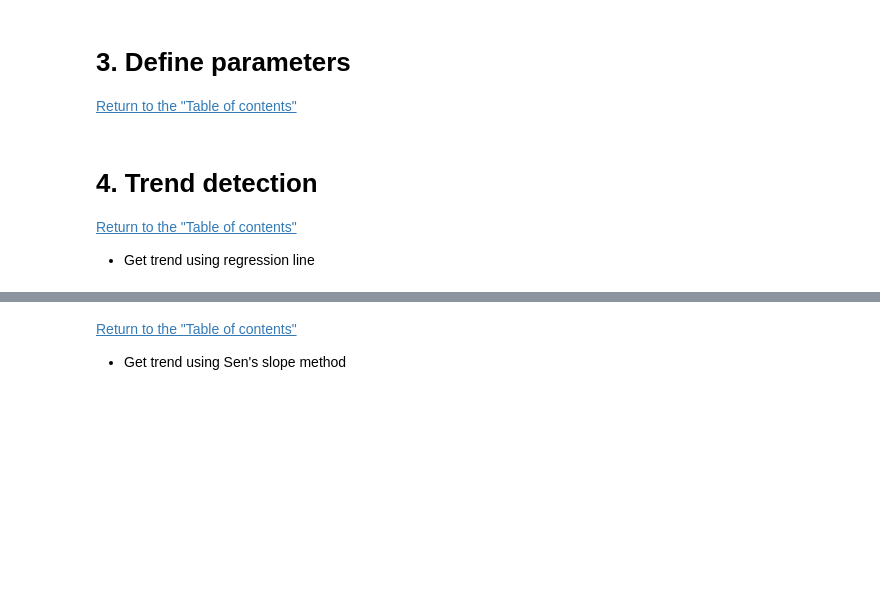
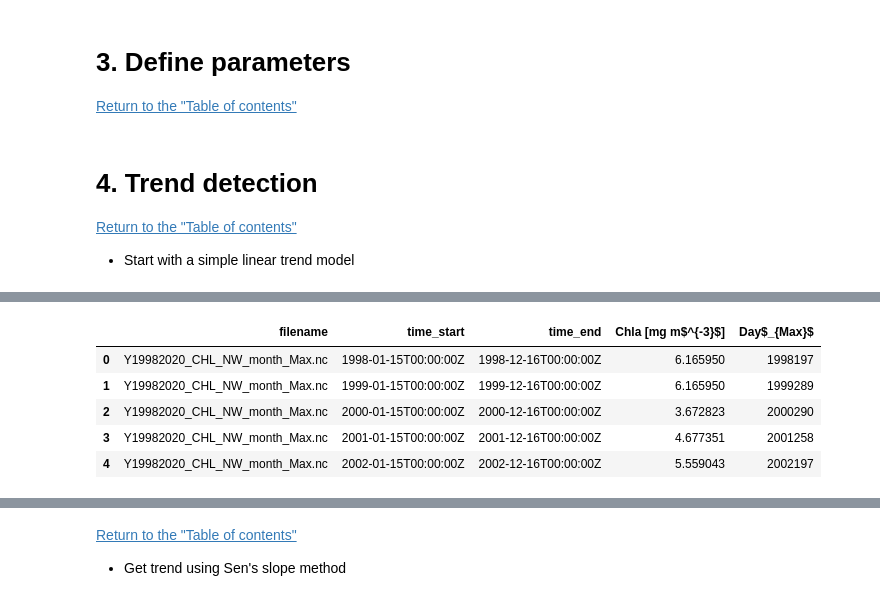
Before and after one commit to npec/5th-NOWPAP-Training-Course-on-Remote-Sensing-Data-Analysis, a Jupyter notebook: 03.Time-series-analysis/3.3.time-series-analysis_trend-detection.ipynb, the cells around one changed output, grey strips where cells are left out. Cells and saved outputs as stored; diff of their text form; code cells hidden in the pictures; blank space fills up the shorter version.

```diff
--- a/03.Time-series-analysis/3.3.time-series-analysis_trend-detection.ipynb
+++ b/03.Time-series-analysis/3.3.time-series-analysis_trend-detection.ipynb
@@ -61,9 +61,9 @@ INPUT_FILE = OUTPUT_DIR.joinpath('annual_max_1998_2020.txt')
 # %% [markdown]
 # 4. Trend detection
 [Return to the "Table of contents"](#Table-of-contents)
-- Get trend using regression line
+- Start with a simple linear trend model
 # %%
 # Read data
-df = pd.read_csv(save_to)
+df = pd.read_csv(INPUT_FILE)
 df.head()
 # %% [output]
@@ -70,0 +70,6 @@ Wall time: 453 ms
+|  | filename | time_start | time_end | Chla [mg m$^{-3}$] | Day$_{Max}$ |
+| 0 | Y19982020_CHL_NW_month_Max.nc | 1998-01-15T00:00:00Z | 1998-12-16T00:00:00Z | 6.165950 | 1998197 |
+| 1 | Y19982020_CHL_NW_month_Max.nc | 1999-01-15T00:00:00Z | 1999-12-16T00:00:00Z | 6.165950 | 1999289 |
+| 2 | Y19982020_CHL_NW_month_Max.nc | 2000-01-15T00:00:00Z | 2000-12-16T00:00:00Z | 3.672823 | 2000290 |
+| 3 | Y19982020_CHL_NW_month_Max.nc | 2001-01-15T00:00:00Z | 2001-12-16T00:00:00Z | 4.677351 | 2001258 |
+| 4 | Y19982020_CHL_NW_month_Max.nc | 2002-01-15T00:00:00Z | 2002-12-16T00:00:00Z | 5.559043 | 2002197 |
```
Also changed, not shown: parts of 8 cells of this notebook, 3 other files.
